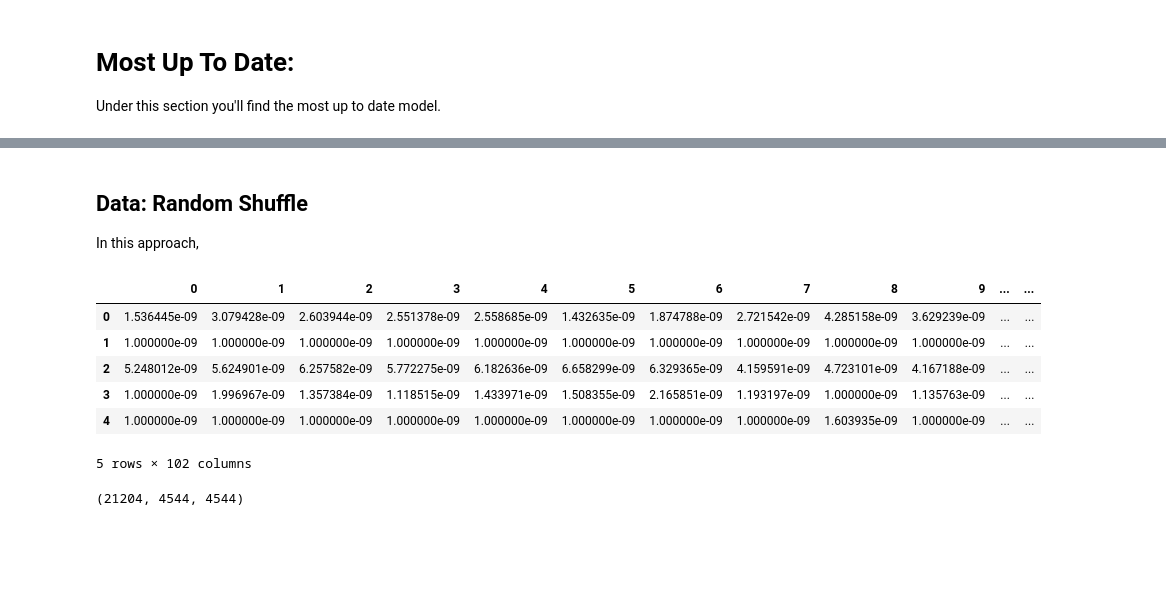
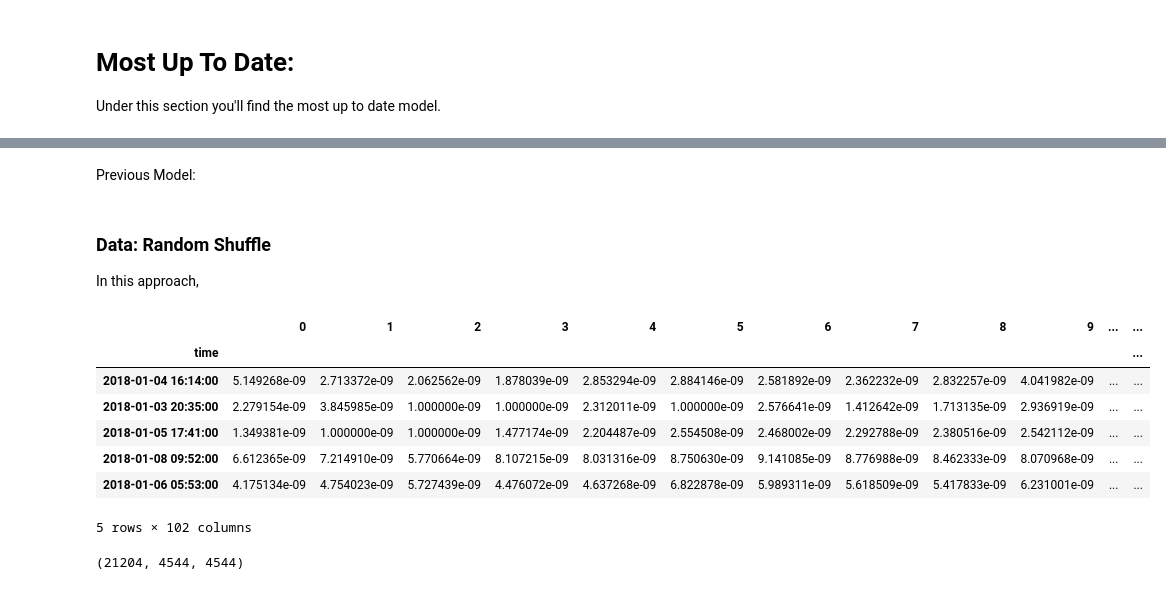
Before and after one commit to FNeffati/PDS, a Jupyter notebook: machine_learning.ipynb, the cells around one changed output, grey strips where cells are left out. Drawn from its saved outputs; the diff is of its cells as text; code cells hidden in the pictures; blank space fills up the shorter version.

Commit message:
latest model update

```diff
--- a/machine_learning.ipynb
+++ b/machine_learning.ipynb
@@ -25,0 +56,2 @@ To enable them in other operations, rebuild TensorFlow with the appropriate comp
+# %% [markdown]
+Previous Model:
@@ -26,19 +70,19 @@ To enable them in other operations, rebuild TensorFlow with the appropriate comp
 # %% [markdown]
-## Data: Random Shuffle
+### Data: Random Shuffle
 In this approach,
 # %%
+# path = "../data/sliding_wide_100.csv"
+path = "../data/wide_100_timein.csv"
 
-"path = "../data/sliding_wide_100.csv"
-
-full_set = pd.read_csv(path)
+full_set = pd.read_csv(path, index_col='time')
 full_set.head()
-"
 # %% [output]
 |  | 0 | 1 | 2 | 3 | 4 | 5 | 6 | 7 | 8 | 9 | ... | ... |
-| 0 | 1.536445e-09 | 3.079428e-09 | 2.603944e-09 | 2.551378e-09 | 2.558685e-09 | 1.432635e-09 | 1.874788e-09 | 2.721542e-09 | 4.285158e-09 | 3.629239e-09 | ... | ... |
-| 1 | 1.000000e-09 | 1.000000e-09 | 1.000000e-09 | 1.000000e-09 | 1.000000e-09 | 1.000000e-09 | 1.000000e-09 | 1.000000e-09 | 1.000000e-09 | 1.000000e-09 | ... | ... |
-| 2 | 5.248012e-09 | 5.624901e-09 | 6.257582e-09 | 5.772275e-09 | 6.182636e-09 | 6.658299e-09 | 6.329365e-09 | 4.159591e-09 | 4.723101e-09 | 4.167188e-09 | ... | ... |
-| 3 | 1.000000e-09 | 1.996967e-09 | 1.357384e-09 | 1.118515e-09 | 1.433971e-09 | 1.508355e-09 | 2.165851e-09 | 1.193197e-09 | 1.000000e-09 | 1.135763e-09 | ... | ... |
-| 4 | 1.000000e-09 | 1.000000e-09 | 1.000000e-09 | 1.000000e-09 | 1.000000e-09 | 1.000000e-09 | 1.000000e-09 | 1.000000e-09 | 1.603935e-09 | 1.000000e-09 | ... | ... |
+| time |  |  |  |  |  |  |  |  |  |  |  | ... |
+| 2018-01-04 16:14:00 | 5.149268e-09 | 2.713372e-09 | 2.062562e-09 | 1.878039e-09 | 2.853294e-09 | 2.884146e-09 | 2.581892e-09 | 2.362232e-09 | 2.832257e-09 | 4.041982e-09 | ... | ... |
+| 2018-01-03 20:35:00 | 2.279154e-09 | 3.845985e-09 | 1.000000e-09 | 1.000000e-09 | 2.312011e-09 | 1.000000e-09 | 2.576641e-09 | 1.412642e-09 | 1.713135e-09 | 2.936919e-09 | ... | ... |
+| 2018-01-05 17:41:00 | 1.349381e-09 | 1.000000e-09 | 1.000000e-09 | 1.477174e-09 | 2.204487e-09 | 2.554508e-09 | 2.468002e-09 | 2.292788e-09 | 2.380516e-09 | 2.542112e-09 | ... | ... |
+| 2018-01-08 09:52:00 | 6.612365e-09 | 7.214910e-09 | 5.770664e-09 | 8.107215e-09 | 8.031316e-09 | 8.750630e-09 | 9.141085e-09 | 8.776988e-09 | 8.462333e-09 | 8.070968e-09 | ... | ... |
+| 2018-01-06 05:53:00 | 4.175134e-09 | 4.754023e-09 | 5.727439e-09 | 4.476072e-09 | 4.637268e-09 | 6.822878e-09 | 5.989311e-09 | 5.618509e-09 | 5.417833e-09 | 6.231001e-09 | ... | ... |
 5 rows × 102 columns
 # %%
```
Also changed, not shown: parts of 19 cells of this notebook.
